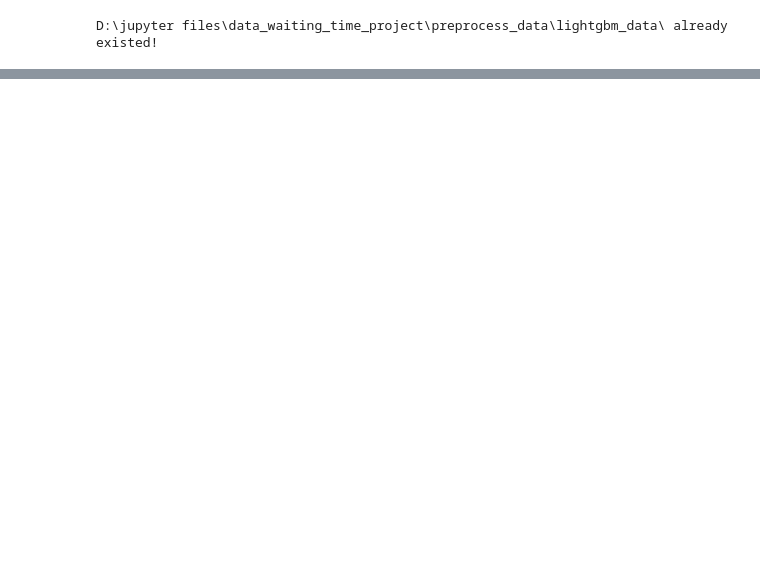
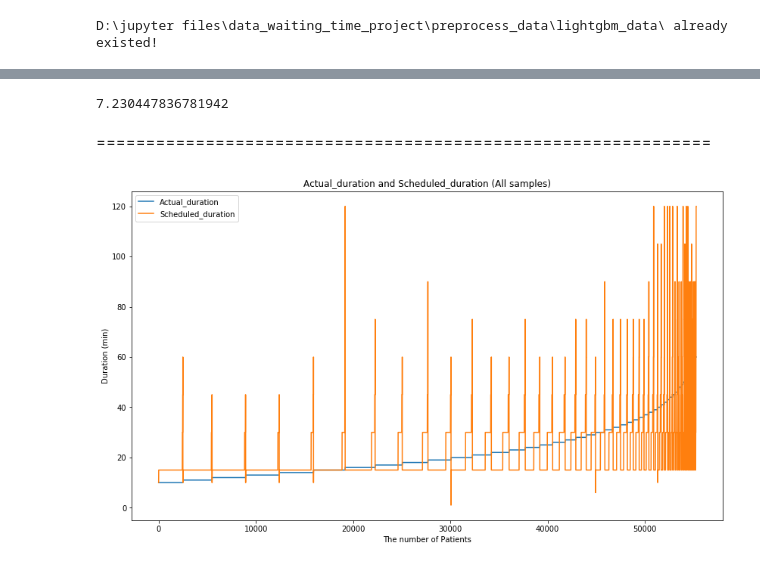
Before and after one commit to Alex2Yang97/waiting_time_project, a Jupyter notebook: code/数据预处理/ligthgbm_model.ipynb, the cells around one changed output, grey strips where cells are left out. Cells and saved outputs as stored; diff of their text form; code cells hidden in the pictures; blank space fills up the shorter version.

```diff
--- a/code/数据预处理/ligthgbm_model.ipynb
+++ b/code/数据预处理/ligthgbm_model.ipynb
@@ -582,6 +208,11 @@ LGBMRegressor(boosting_type='gbdt', class_weight=None, colsample_bytree=1.0,
 # %%
-# 测试
-pred_y = gbm_rmse.predict(test_x, num_iteration = gbm_rmse.best_iteration_)
+# # 测试
+# pred_y = gbm_loss.predict(test_x, num_iteration = gbm_loss.best_iteration_)
 
-rmse = RMSE(pred_y, np.array(test_y.Actual_duration.tolist()))
-print(rmse)
+# rmse = RMSE(pred_y, np.array(test_y.Actual_duration.tolist()))
+# print(rmse)
+# # 4.2132583126025445
+
+# # MSE 10.6361
+# # 如果使用mae来进行测试集的评价2.9573814580644577
+# # 还需要进一步检查一下
@@ -599,0 +458,14 @@ train_x_display = data_display.iloc[: int(0.9 * data.shape[0])]
+# %%
+data_display = pd.read_csv(lightgbm_data_path + 'data_display.csv', index_col=0)
+data = pd.read_csv(lightgbm_data_path + 'data.csv', index_col=0)
+train_x = pd.read_csv(lightgbm_data_path + 'train_x.csv', index_col=0)
+train_y = pd.read_csv(lightgbm_data_path + 'train_y.csv', index_col=0)
+test_x = pd.read_csv(lightgbm_data_path + 'test_x.csv', index_col=0)
+test_y
+# %%
+scheduled_actual_mae = MAE(test_x.Scheduled_duration.values, np.array(test_y.Actual_duration.tolist()))
+print(scheduled_actual_mae)
+# %% [output]
+7.230447836781942
+# %% [markdown]
+==============================================================
@@ -599,0 +474,23 @@ train_x_display = data_display.iloc[: int(0.9 * data.shape[0])]
+# %%
+plot_data = pd.DataFrame({'Actual_duration': test_y.Actual_duration.tolist(),
+                          'Scheduled_duration': test_x.Scheduled_duration.tolist(),
+                          'pred_y': pred_y})
+plot_data.sort_values(by = ['Actual_duration', 'Scheduled_duration', 'pred_y'], inplace = True)
+# %%
+plot_data.sort_values(by = ['Actual_duration', 'Scheduled_duration'], inplace = True)
+fig = plt.figure(figsize = (14, 8))
+ax = plt.subplot(111)
+x = range(len(pred_y))
+y1 = plot_data.Actual_duration.tolist()
+y2 = plot_data.Scheduled_duration.tolist()
+y3 = plot_data.pred_y.tolist()
+ax.plot(x, y1, label = 'Actual_duration')
+ax.plot(x, y2, label = 'Scheduled_duration')
+# ax.plot(x, y3, label = 'pred_y')
+ax.set_xlabel('The number of Patients')
+ax.set_ylabel('Duration (min)')
+ax.set_title('Actual_duration and Scheduled_duration (All samples)')
+ax.legend()
+plt.show()
+# %% [output]
+[figure, added]
```
Also changed, not shown: parts of 60 cells of this notebook, 2 other files.
